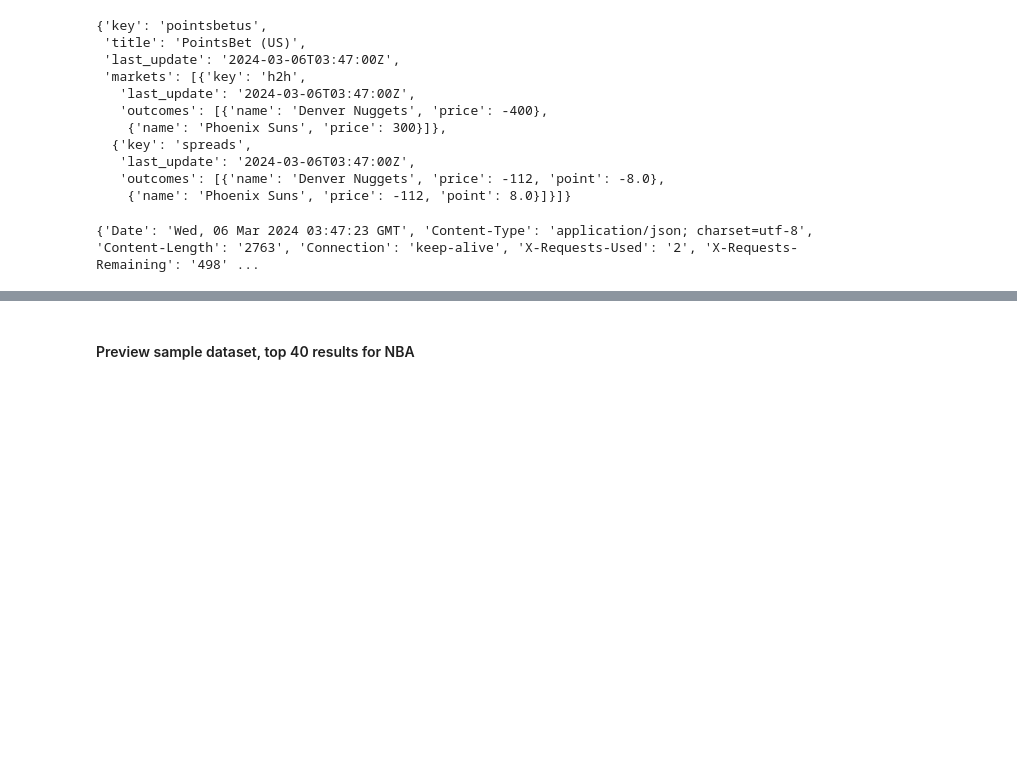
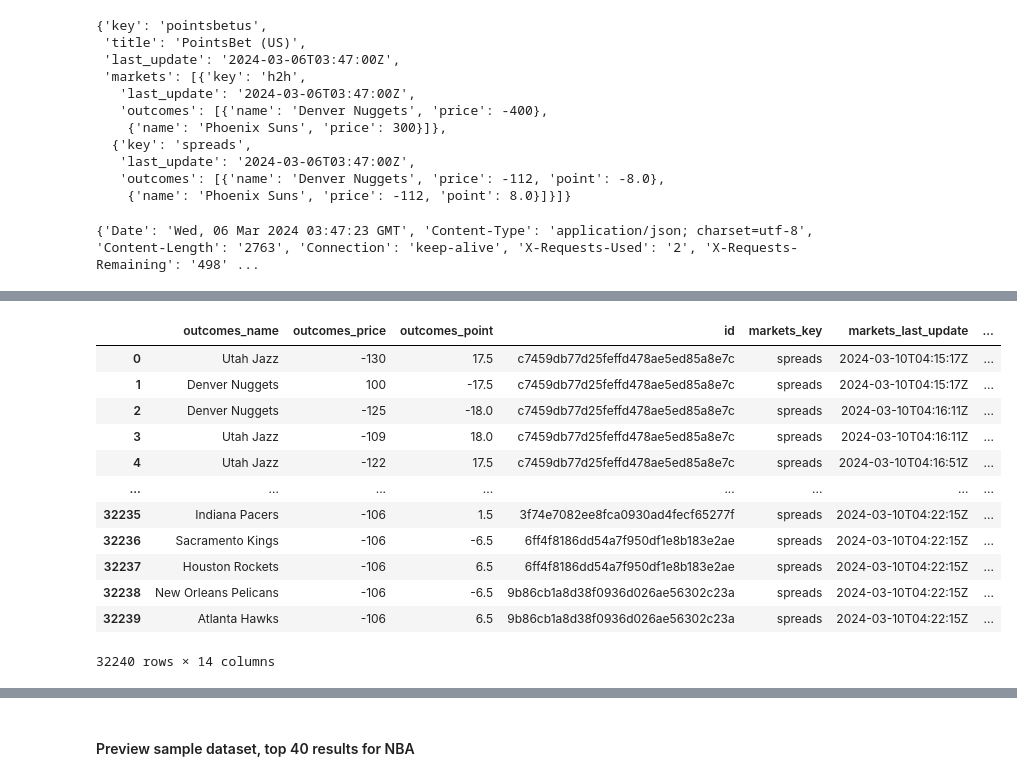
Before and after one commit to tbakely/botley-betting-model, a Jupyter notebook: test_data_extraction.ipynb, the cells around one changed output, grey strips where cells are left out. Cells and saved outputs as stored; diff of their text form; code cells hidden in the pictures; blank space fills up the shorter version.

```diff
--- a/test_data_extraction.ipynb
+++ b/test_data_extraction.ipynb
@@ -196,0 +392,16 @@ result_df.shape
+# %%
+backwards_merge(test)
+# %% [output]
+|  | outcomes_name | outcomes_price | outcomes_point | id | markets_key | markets_last_update | ... |
+| 0 | Utah Jazz | -130 | 17.5 | c7459db77d25feffd478ae5ed85a8e7c | spreads | 2024-03-10T04:15:17Z | ... |
+| 1 | Denver Nuggets | 100 | -17.5 | c7459db77d25feffd478ae5ed85a8e7c | spreads | 2024-03-10T04:15:17Z | ... |
+| 2 | Denver Nuggets | -125 | -18.0 | c7459db77d25feffd478ae5ed85a8e7c | spreads | 2024-03-10T04:16:11Z | ... |
+| 3 | Utah Jazz | -109 | 18.0 | c7459db77d25feffd478ae5ed85a8e7c | spreads | 2024-03-10T04:16:11Z | ... |
+| 4 | Utah Jazz | -122 | 17.5 | c7459db77d25feffd478ae5ed85a8e7c | spreads | 2024-03-10T04:16:51Z | ... |
+| ... | ... | ... | ... | ... | ... | ... | ... |
+| 32235 | Indiana Pacers | -106 | 1.5 | 3f74e7082ee8fca0930ad4fecf65277f | spreads | 2024-03-10T04:22:15Z | ... |
+| 32236 | Sacramento Kings | -106 | -6.5 | 6ff4f8186dd54a7f950df1e8b183e2ae | spreads | 2024-03-10T04:22:15Z | ... |
+| 32237 | Houston Rockets | -106 | 6.5 | 6ff4f8186dd54a7f950df1e8b183e2ae | spreads | 2024-03-10T04:22:15Z | ... |
+| 32238 | New Orleans Pelicans | -106 | -6.5 | 9b86cb1a8d38f0936d026ae56302c23a | spreads | 2024-03-10T04:22:15Z | ... |
+| 32239 | Atlanta Hawks | -106 | 6.5 | 9b86cb1a8d38f0936d026ae56302c23a | spreads | 2024-03-10T04:22:15Z | ... |
+32240 rows × 14 columns
```
Also changed, not shown: parts of 19 cells of this notebook.
